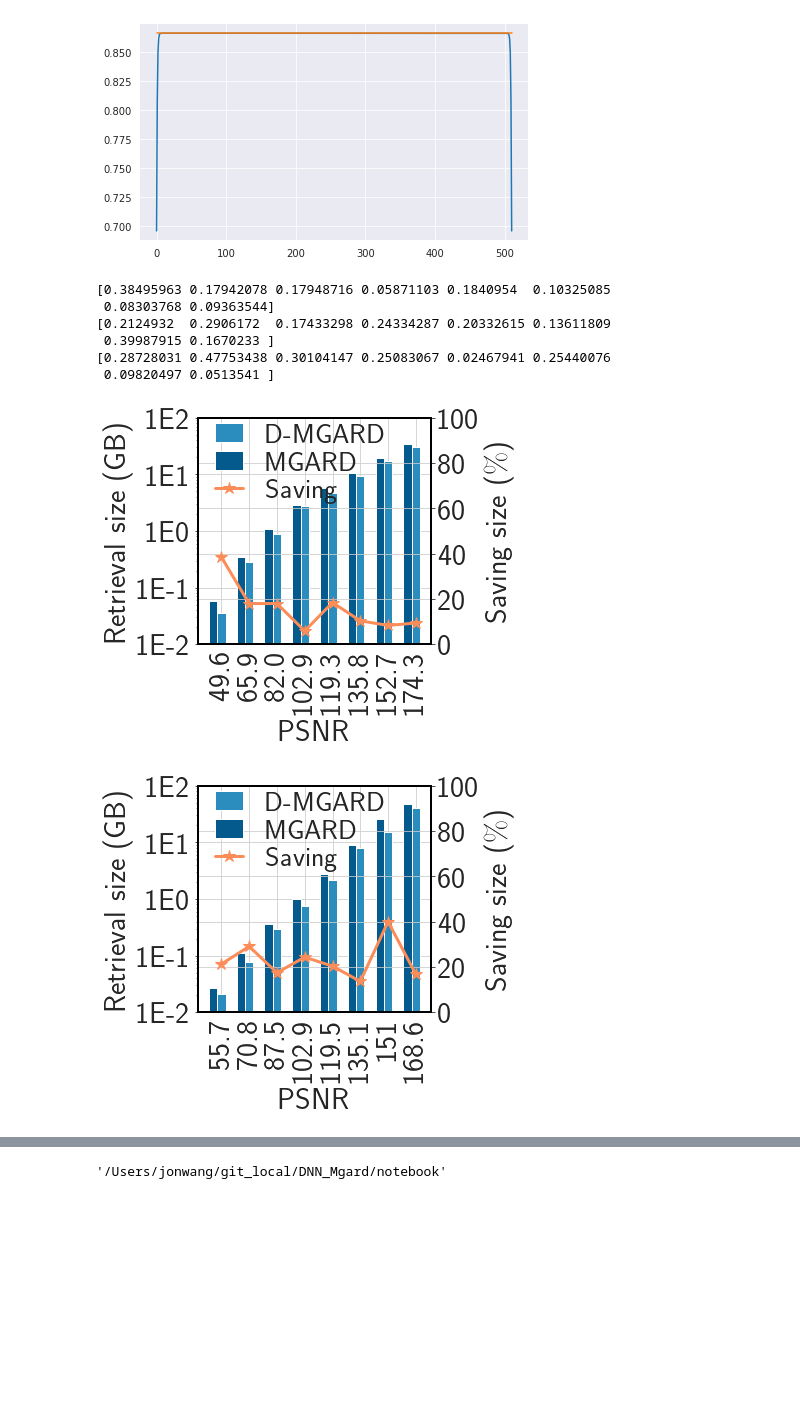
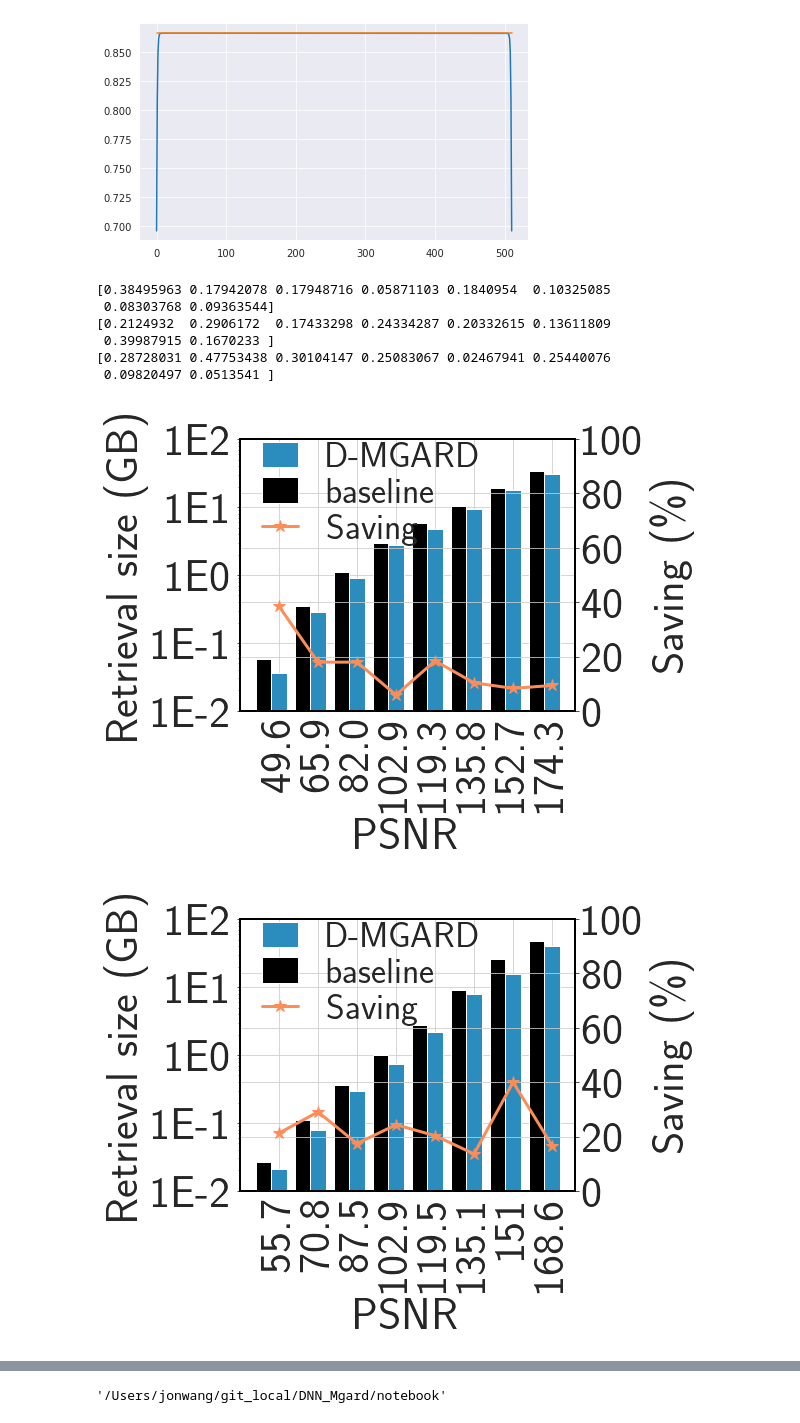
Before and after one commit to jw447/DNN_Mgard, a Jupyter notebook: notebook/_old/DNN_MGARD_old.ipynb, the cells around one changed output, grey strips where cells are left out. Cells and saved outputs as stored; diff of their text form; code cells hidden in the pictures; blank space fills up the shorter version.

```diff
--- a/notebook/_old/DNN_MGARD_old.ipynb
+++ b/notebook/_old/DNN_MGARD_old.ipynb
@@ -1814,15 +1814,15 @@ axs1.plot(np.arange(len(y_error)), [np.sqrt(3)/2]*len(y_error))
 [figure]
 # %%
 # emagrd
-fontsize = 30
+fontsize = 45
 def plot_retrieve_size(mgard, dmgard, emgard, sav_dmgard, sav_emgard, PSNR, t_step):
     plt.rcParams['text.usetex'] = True
     fig2, axs1 = plt.subplots(1, 1, figsize=(6, 5))
 
-    axs1.bar(np.arange(len(mgard)),     mgard, color="#045a8d", width=.3, label="MGARD")
-    axs1.bar(np.arange(len(mgard))+.3, dmgard, color="#2b8cbe", width=.3, label="D-MGARD")
+    axs1.bar(np.arange(len(mgard)),     mgard, color="black", width=.4, label="baseline")
+    axs1.bar(np.arange(len(mgard))+.4, dmgard, color="#2b8cbe", width=.4, label="D-MGARD")
 
-    axs1.set_xticks(np.arange(len(mgard))+0.3)
+    axs1.set_xticks(np.arange(len(mgard))+0.4)
     axs1.set_xticklabels(PSNR, fontsize=fontsize, rotation=90)
 
     # y: size
@@ -1834,23 +1834,23 @@ def plot_retrieve_size(mgard, dmgard, emgard, sav_dmgard, sav_emgard, PSNR, t_st
     axs1.set_ylabel(r"Retrieval size (GB)", fontsize=fontsize)
 
     axs2 = axs1.twinx()
-    axs2.bar(np.arange(len(mgard))[0],     0, color="#045a8d", width=.3, label="MGARD")
-    axs2.bar(np.arange(len(mgard))[0]+.3, 0, color="#2b8cbe", width=.3, label="D-MGARD")
+    axs2.bar(np.arange(len(mgard))[0],     0, color="black", width=.4, label="baseline")
+    axs2.bar(np.arange(len(mgard))[0]+.4, 0, color="#2b8cbe", width=.4, label="D-MGARD")
 
-    axs2.plot(np.arange(len(mgard))+.3, sav_dmgard, "-*", color="#fc8d59", linewidth=3, markersize=12, label="Saving")
+    axs2.plot(np.arange(len(mgard))+.4, sav_dmgard, "-*", color="#fc8d59", linewidth=3, markersize=12, label="Saving")
     axs2.set_yticks([0, .2, .4, .6, .8, 1.0])
     axs2.set_yticklabels([0, 20, 40, 60, 80, 100], fontsize=fontsize)
-    axs2.set_ylabel(r"Saving size ($\%$)", fontsize=fontsize)
+    axs2.set_ylabel("Saving (\%)", fontsize=fontsize)
 
     handles, labels = axs2.get_legend_handles_labels()
-    axs2.legend(handles[::-1], labels[::-1], fancybox=False, frameon=False, bbox_to_anchor=(.001, .8), loc="center left", ncol=1, fontsize=28, handlelength=1, borderpad=.1, columnspacing=.01, labelspacing=.1)
+    axs2.legend(handles[::-1], labels[::-1], fancybox=False, frameon=False, bbox_to_anchor=(.001, .8), loc="center left", ncol=1, fontsize=fontsize*.8, handlelength=1, borderpad=.1, columnspacing=.1, labelspacing=.1)
 
     axs2.spines["bottom"].set_color("black")
     axs2.spines["top"].set_color("black")
     axs2.spines["right"].set_color("black")
     axs2.spines["left"].set_color("black")
 
-    plt.tight_layout()
+    # plt.tight_layout()
     plt.savefig("retrieve_size_t{}_presentation.pdf".format(t_step), bbox_inches="tight")
 
 for t in [4, 16, 32]:
@@ -1867,32 +1867,32 @@ for t in [4, 16, 32]:
     if t == 16:
         # t = 16
         # retrieval size
         emgard = np.array([0.012905121, 0.113607407, 0.386996269, 1.329825401, 3.161617279, 8.740805626, 28.06813622, 79.49196625, ])*525/1024 # 121.8455648
         dmgard = np.array([0.041479111, 0.1569317055, 0.599512863, 1.492879868, 4.401013374, 15.85336208, 31.13661861, 79.75330067, ])*512/1024 # 151.9473819
         mgard = np.array([0.052671432, 0.221222878, 0.7260952, 1.972993851, 5.524234772, 18.35130692, 51.88391399, 95.74493599, ])*512/1024 # 162.5797443
         sav_emgard = (mgard - emgard)/mgard
         sav_dmgard = (mgard - dmgard)/mgard
         PSNR = [55.7, 70.8, 87.5, 102.9, 119.5, 135.1, 151, 168.6,] #  184.5,
 
     if t == 32:
         # t = 32
         # retrieval size
         emgard = np.array([0.03456974, 0.265130997, 1.161890984, 3.528425217, 11.26103687, 27.99983406, 59.45767784, 100.957531, ])*511/1024 # 156.2970219
         dmgard = np.array([0.081479111, 0.3569317055, 1.599512863, 4.492879868, 16.401013374, 35.85336208, 77.13661861, 121.75330067, ])*512/1024 # 151.9473819
         mgard = np.array([0.114098549, 0.681836128, 2.28396225, 5.985458374, 16.78324318, 47.99290371, 85.37001419, 128.0941238, ])*513/1024 # 197.6535254
         sav_emgard = (mgard - emgard)/mgard
         sav_dmgard = (mgard - dmgard)/mgard
 
         PSNR = [49.1, 66.8, 83.4, 97.7, 112.9, 134.7, 151.9, 169.7, ] # 185.4
 
     print(sav_dmgard)
     plot_retrieve_size(mgard, dmgard, emgard, sav_dmgard, sav_emgard, PSNR, t)
 # %% [output]
 [0.38495963 0.17942078 0.17948716 0.05871103 0.1840954  0.10325085
  0.08303768 0.09363544]
 [0.2124932  0.2906172  0.17433298 0.24334287 0.20332615 0.13611809
  0.39987915 0.1670233 ]
 [0.28728031 0.47753438 0.30104147 0.25083067 0.02467941 0.25440076
  0.09820497 0.0513541 ]
-[figure, old version]
+[figure, new version]
-[figure, old version]
+[figure, new version]
```
Also changed, not shown: parts of 1 cell of this notebook, 31 other files.
